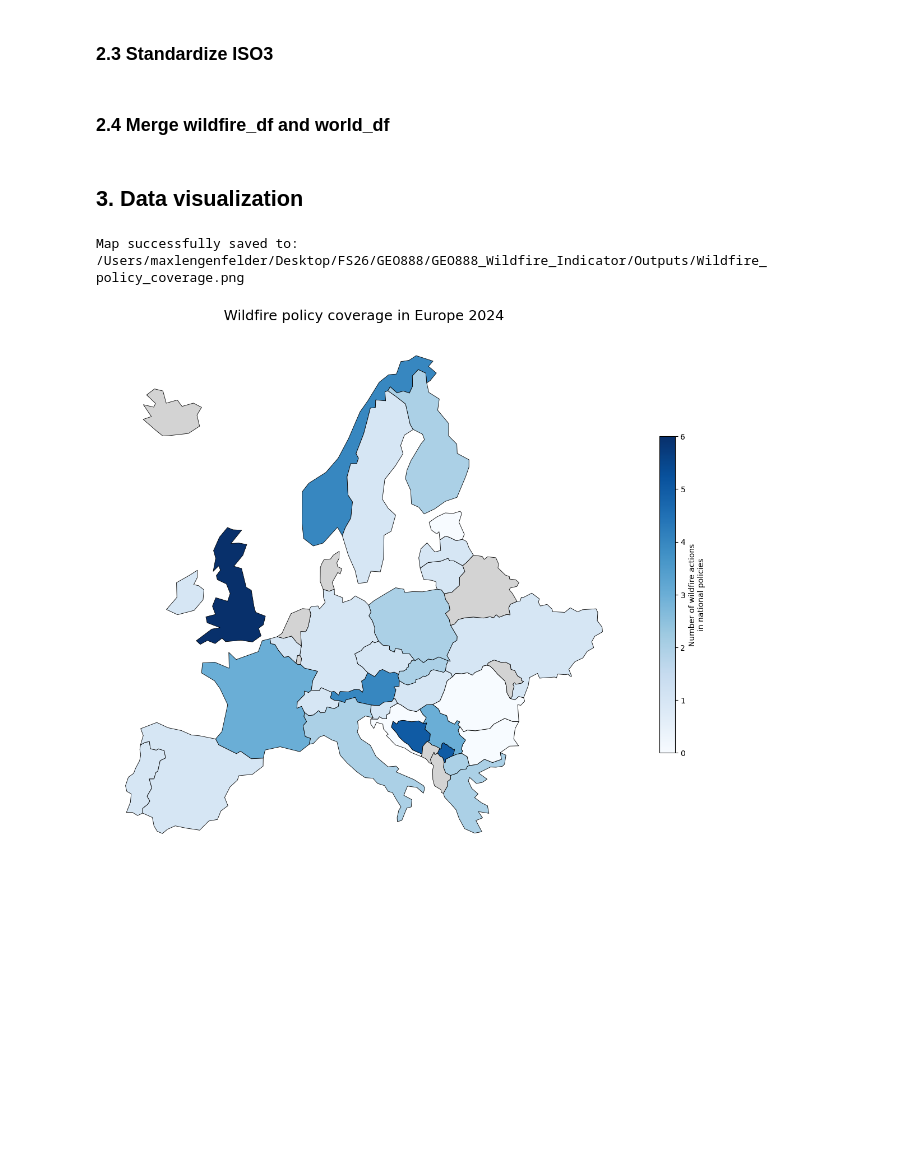
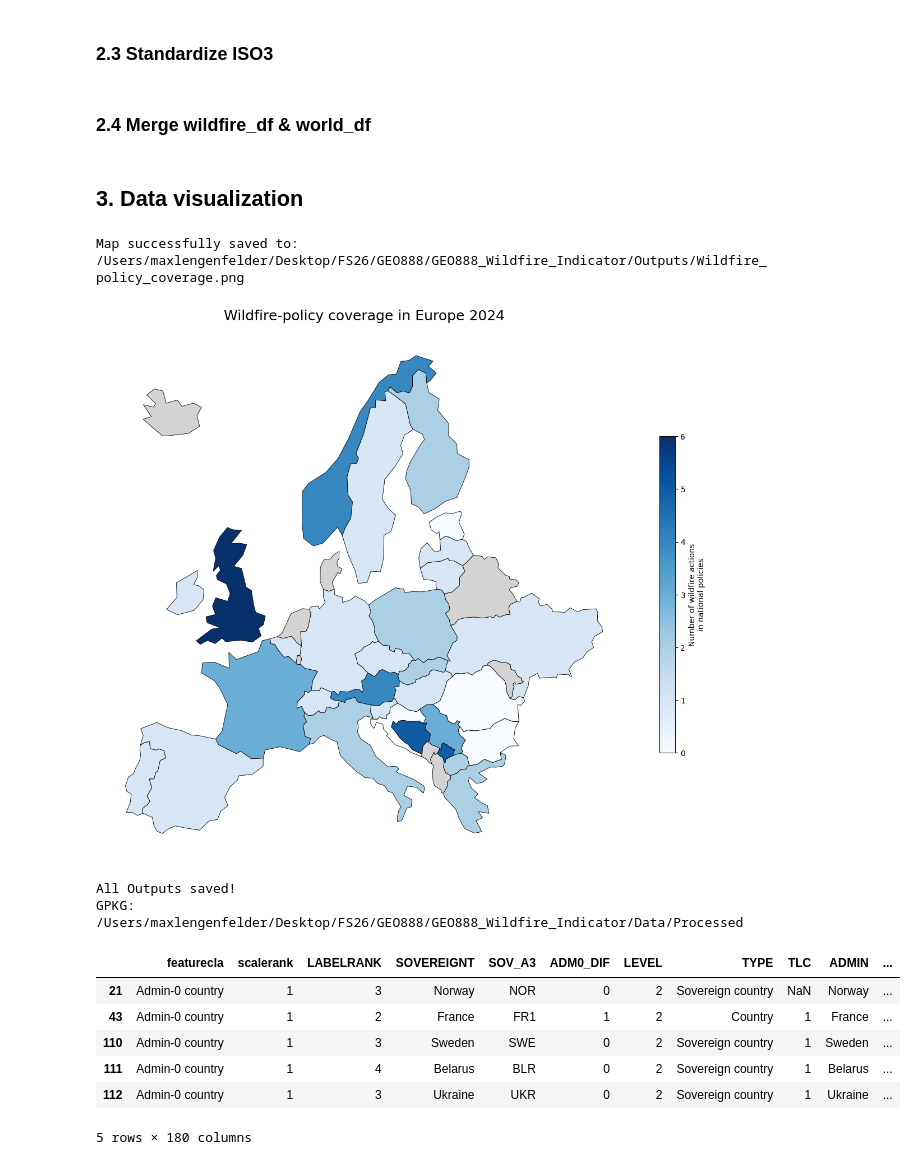
Before and after one commit to mlengenfelder/GEO888, a Jupyter notebook: script_performance_based.ipynb, the cells around one changed output. Cells and saved outputs as stored; diff of their text form; code cells hidden in the pictures; blank space fills up the shorter version.

```diff
--- a/script_performance_based.ipynb
+++ b/script_performance_based.ipynb
@@ -311,7 +306,7 @@ def to_iso3(x):
 wildfire_df["ISO3"] = wildfire_df["Country"].apply(to_iso3)
 world["ISO3"] = world["NAME"].apply(to_iso3)
 # %% [markdown]
-### 2.4 Merge wildfire_df and world_df
+### 2.4 Merge wildfire_df & world_df
 # %%
 gdf = world.merge(
     wildfire_df,
@@ -320,23 +315,23 @@ gdf = world.merge(
 # %% [markdown]
 ## 3. Data visualization
 # %%
-# 2. Keep Europe only
+# Keep Europe only
 gdf = gdf[gdf["CONTINENT"] == "Europe"].copy()
 
-# 3. Remove Russia
+# Remove Russia
 gdf = gdf[gdf["NAME"] != "Russia"]
 
-# 4. CRS (IMPORTANT)
+# CRS!!!
 gdf = gdf.to_crs(TARGET_CRS)
 
-# 5. Remove islands properly (Spain, etc.)
+# Remove islands properly (Spain, France, etc.)
 gdf["geometry"] = gdf.geometry.apply(
     lambda geom: max(geom.geoms, key=lambda g: g.area)
     if geom.geom_type == "MultiPolygon"
     else geom
 )
 
-# 6. Plot
+# Plot
 fig, ax = plt.subplots(figsize=(12, 10))
 
 gdf.plot(
@@ -352,19 +347,35 @@ gdf.plot(
         "shrink": 0.6
     }
 )
-
-# 7. Final styling (IMPORTANT for your look)
 ax.set_axis_off()
 ax.set_title(
-    "Wildfire policy coverage in Europe 2024",
+    "Wildfire-policy coverage in Europe 2024",
     fontsize=18,
     pad=15
 )
 plt.tight_layout()
 out_map_path = PATH_OUTPUTS / 'Wildfire_policy_coverage.png'
 fig.savefig(out_map_path, dpi=300, bbox_inches='tight', facecolor='white')
+plt.show()
+
+# Save gdf as GPKG
+gdf.to_file(PATH_PROCESSED / 'policy_layer.gpkg', driver='GPKG')
+
 print(f"Map successfully saved to: {out_map_path}")
-plt.show()
+print('All Outputs saved!')
+print('GPKG:', PATH_PROCESSED)
 # %% [output]
 Map successfully saved to: /Users/maxlengenfelder/Desktop/FS26/GEO888/GEO888_Wildfire_Indicator/Outputs/Wildfire_policy_coverage.png
 [figure]
+All Outputs saved!
+GPKG: /Users/maxlengenfelder/Desktop/FS26/GEO888/GEO888_Wildfire_Indicator/Data/Processed
+# %%
+display(gdf.head())
+# %% [output]
+|  | featurecla | scalerank | LABELRANK | SOVEREIGNT | SOV_A3 | ADM0_DIF | LEVEL | TYPE | TLC | ADMIN | ... |
+| 21 | Admin-0 country | 1 | 3 | Norway | NOR | 0 | 2 | Sovereign country | NaN | Norway | ... |
+| 43 | Admin-0 country | 1 | 2 | France | FR1 | 1 | 2 | Country | 1 | France | ... |
+| 110 | Admin-0 country | 1 | 3 | Sweden | SWE | 0 | 2 | Sovereign country | 1 | Sweden | ... |
+| 111 | Admin-0 country | 1 | 4 | Belarus | BLR | 0 | 2 | Sovereign country | 1 | Belarus | ... |
+| 112 | Admin-0 country | 1 | 3 | Ukraine | UKR | 0 | 2 | Sovereign country | 1 | Ukraine | ... |
+5 rows × 180 columns
```
Also changed, not shown: parts of 8 cells of this notebook, 1 other file.
